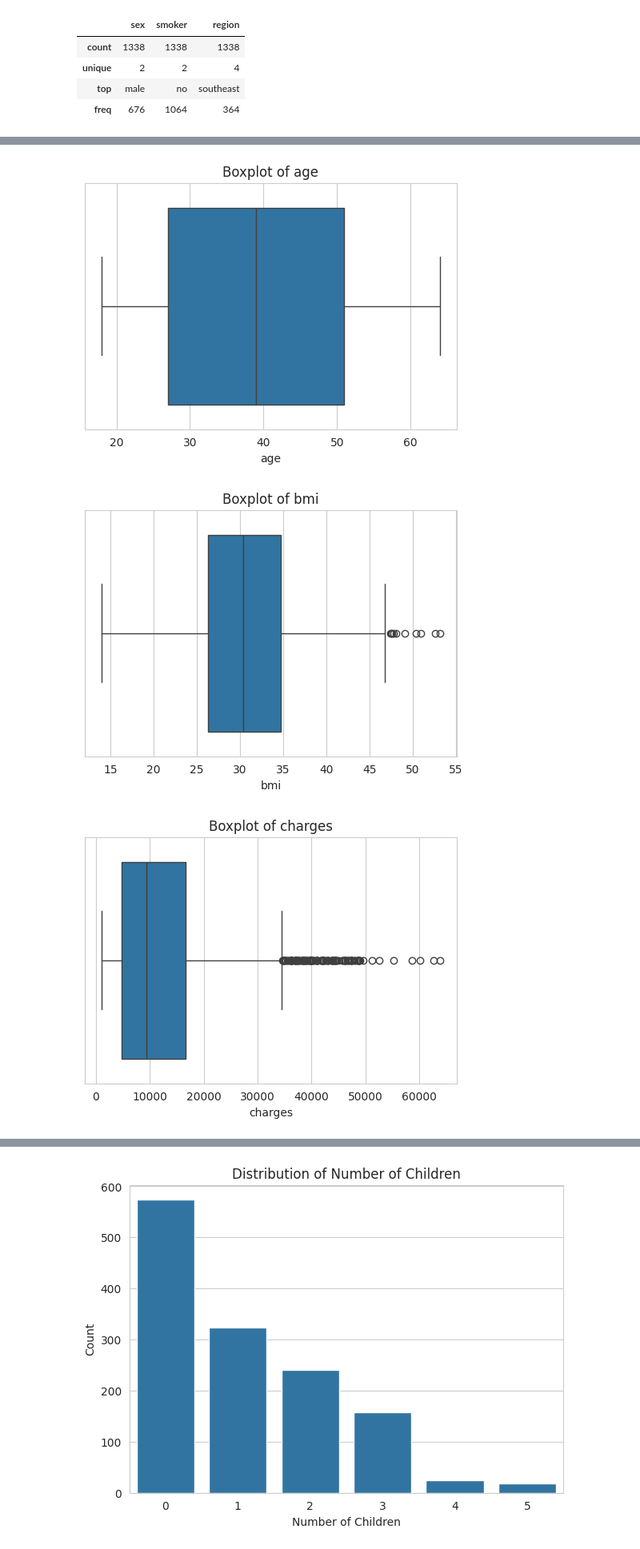
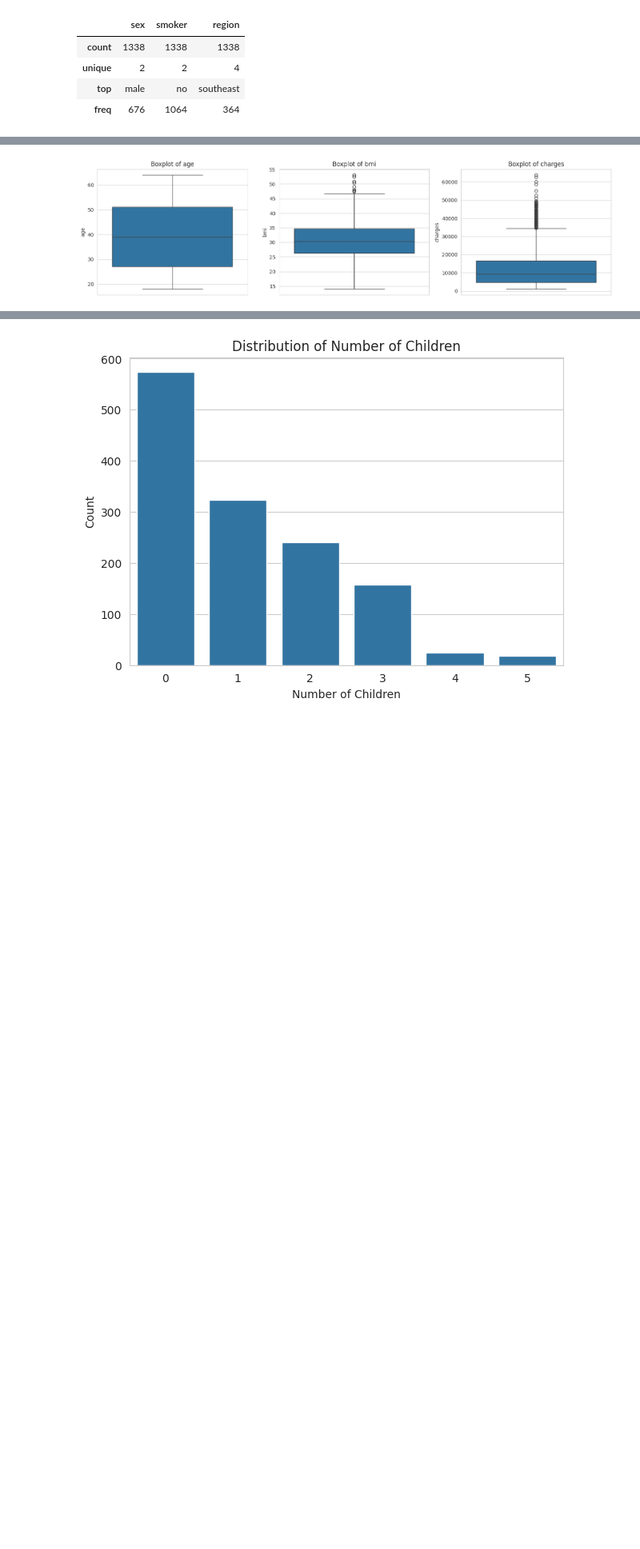
Before and after one commit to MonishDY/AI-Track, a Jupyter notebook: Capstone Project/MonishDY_230701195_Axis_Case_Study.ipynb, the cells around one changed output, grey strips where cells are left out. Shown at 80% size. Drawn from its saved outputs; the diff is of its cells as text; code cells hidden in the pictures; blank space fills up the shorter version.

```diff
--- a/Capstone Project/MonishDY_230701195_Axis_Case_Study.ipynb
+++ b/Capstone Project/MonishDY_230701195_Axis_Case_Study.ipynb
@@ -247,11 +256,15 @@ data.describe(include='category')
 # Continuous variables
 continuous_cols = ['age', 'bmi', 'charges']
 
-for col in continuous_cols:
-    plt.figure(figsize=(8,5))
-    sns.histplot(data[col], kde=True, bins=30)
-    plt.title(f'Distribution of {col}')
-    plt.xlabel(col)
-    plt.ylabel('Frequency')
-    plt.show()
+fig, axes = plt.subplots(1, 3, figsize=(15, 4))
+
+# Plot histogram with KDE for each continuous variable
+for ax, col in zip(axes, continuous_cols):
+    sns.histplot(data=data, x=col, kde=True, bins=30, ax=ax)
+    ax.set_title(f'Distribution of {col}')
+    ax.set_xlabel(col)
+    ax.set_ylabel('Frequency')
+
+plt.tight_layout()
+plt.show()
 # %% [output]
@@ -261,11 +272,14 @@ for col in continuous_cols:
 # %%
 # Boxplots for continuous variables
-for col in continuous_cols:
-    plt.figure(figsize=(6,4))
-    sns.boxplot(x=data[col])
-    plt.title(f'Boxplot of {col}')
-    plt.show()
+fig, axes = plt.subplots(1, 3, figsize=(15, 4))
+
+for ax, col in zip(axes, continuous_cols):
+    sns.boxplot(data=data, y=col, ax=ax)
+    ax.set_title(f'Boxplot of {col}')
+    ax.set_ylabel(col)
+    ax.set_xlabel('')
+
+plt.tight_layout()
+plt.show()
 # %% [output]
-[figure, old version]
+[figure, new version]
-[figure, removed]
-[figure, removed]
```
Also changed, not shown: parts of 11 cells of this notebook.
